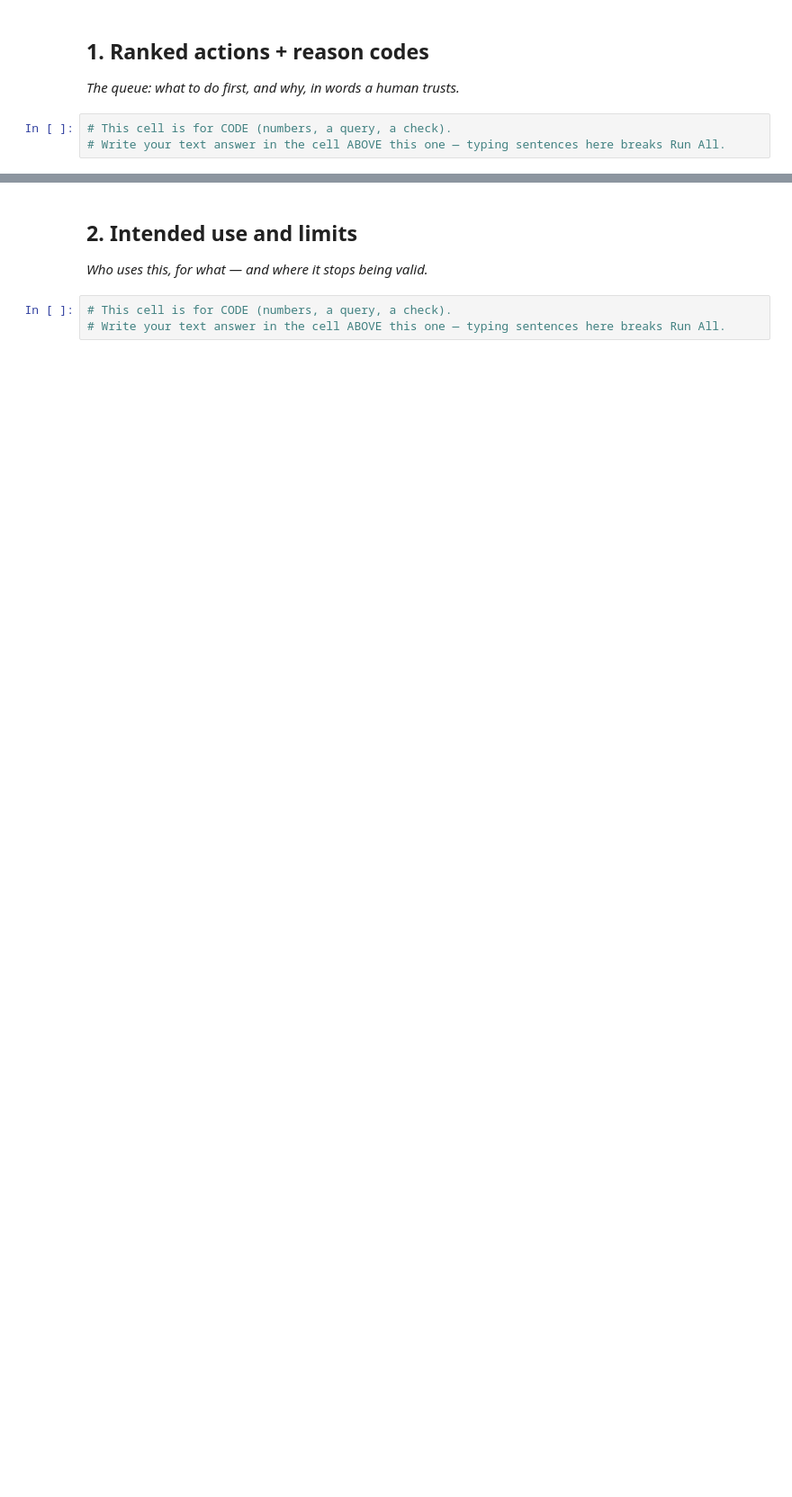
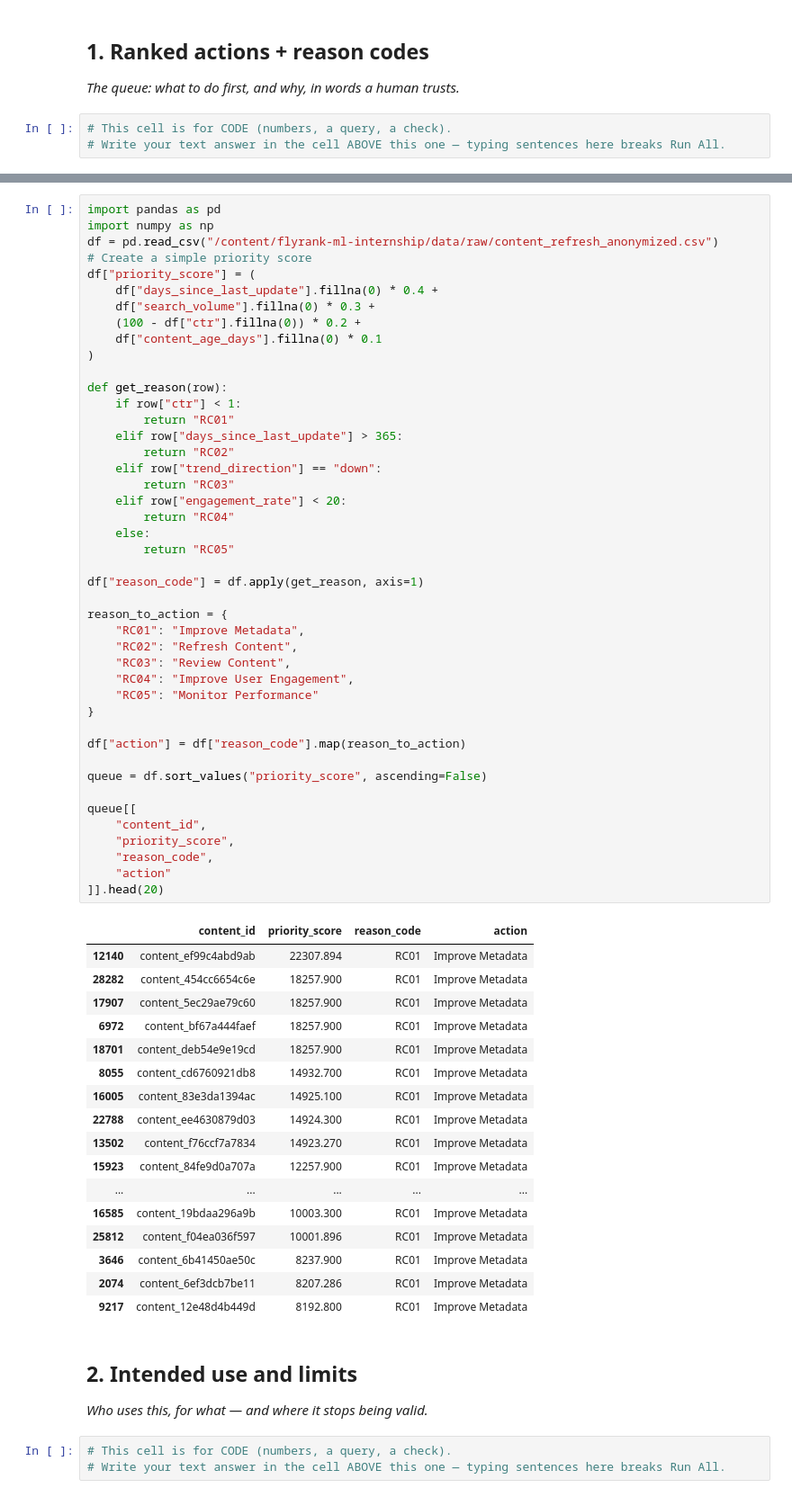
Before and after one commit to lthendral10/flyrank-ml-internship, a Jupyter notebook: work/notebooks/w07_action_playbook.ipynb, the cells around one changed output, grey strips where cells are left out. Shown at 90% size. Cells and saved outputs as stored; diff of their text form; blank space fills up the shorter version.

```diff
--- a/work/notebooks/w07_action_playbook.ipynb
+++ b/work/notebooks/w07_action_playbook.ipynb
@@ -16,3 +40,65 @@ This skeleton is yours to fill. Work the sections **in order** — each one has
+# %%
+import pandas as pd
+import numpy as np
+df = pd.read_csv("/content/flyrank-ml-internship/data/raw/content_refresh_anonymized.csv")
+# Create a simple priority score
+df["priority_score"] = (
+    df["days_since_last_update"].fillna(0) * 0.4 +
+    df["search_volume"].fillna(0) * 0.3 +
+    (100 - df["ctr"].fillna(0)) * 0.2 +
+    df["content_age_days"].fillna(0) * 0.1
+)
+
+def get_reason(row):
+    if row["ctr"] < 1:
+        return "RC01"
+    elif row["days_since_last_update"] > 365:
+        return "RC02"
+    elif row["trend_direction"] == "down":
+        return "RC03"
+    elif row["engagement_rate"] < 20:
+        return "RC04"
+    else:
+        return "RC05"
+
+df["reason_code"] = df.apply(get_reason, axis=1)
+
+reason_to_action = {
+    "RC01": "Improve Metadata",
+    "RC02": "Refresh Content",
+    "RC03": "Review Content",
+    "RC04": "Improve User Engagement",
+    "RC05": "Monitor Performance"
+}
+
+df["action"] = df["reason_code"].map(reason_to_action)
+
+queue = df.sort_values("priority_score", ascending=False)
+
+queue[[
+    "content_id",
+    "priority_score",
+    "reason_code",
+    "action"
+]].head(20)
+# %% [output]
+|  | content_id | priority_score | reason_code | action |
+| 12140 | content_ef99c4abd9ab | 22307.894 | RC01 | Improve Metadata |
+| 28282 | content_454cc6654c6e | 18257.900 | RC01 | Improve Metadata |
+| 17907 | content_5ec29ae79c60 | 18257.900 | RC01 | Improve Metadata |
+| 6972 | content_bf67a444faef | 18257.900 | RC01 | Improve Metadata |
+| 18701 | content_deb54e9e19cd | 18257.900 | RC01 | Improve Metadata |
+| 8055 | content_cd6760921db8 | 14932.700 | RC01 | Improve Metadata |
+| 16005 | content_83e3da1394ac | 14925.100 | RC01 | Improve Metadata |
+| 22788 | content_ee4630879d03 | 14924.300 | RC01 | Improve Metadata |
+| 13502 | content_f76ccf7a7834 | 14923.270 | RC01 | Improve Metadata |
+| 15923 | content_84fe9d0a707a | 12257.900 | RC01 | Improve Metadata |
+| ... | ... | ... | ... | ... |
+| 16585 | content_19bdaa296a9b | 10003.300 | RC01 | Improve Metadata |
+| 25812 | content_f04ea036f597 | 10001.896 | RC01 | Improve Metadata |
+| 3646 | content_6b41450ae50c | 8237.900 | RC01 | Improve Metadata |
+| 2074 | content_6ef3dcb7be11 | 8207.286 | RC01 | Improve Metadata |
+| 9217 | content_12e48d4b449d | 8192.800 | RC01 | Improve Metadata |
 # %% [markdown]
 ## 2. Intended use and limits
 
```
Also changed, not shown: parts of 10 cells of this notebook.
